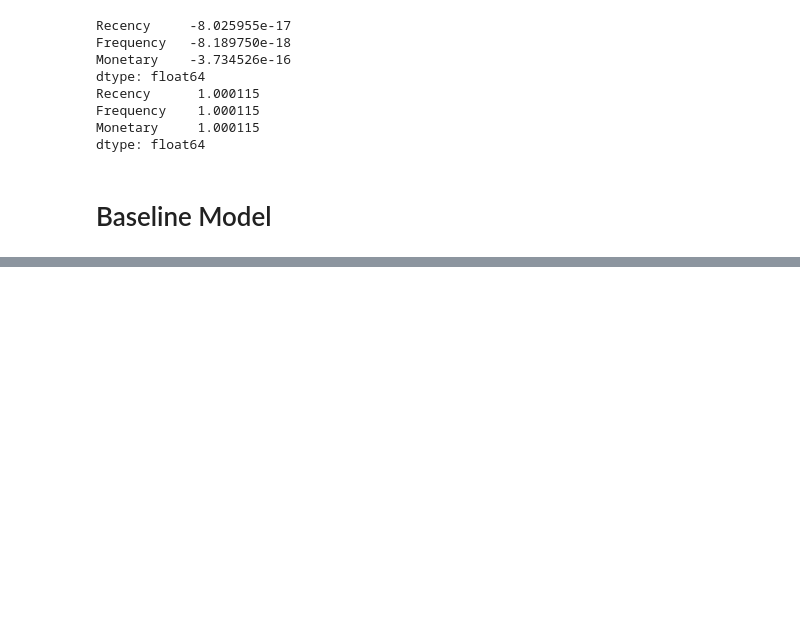
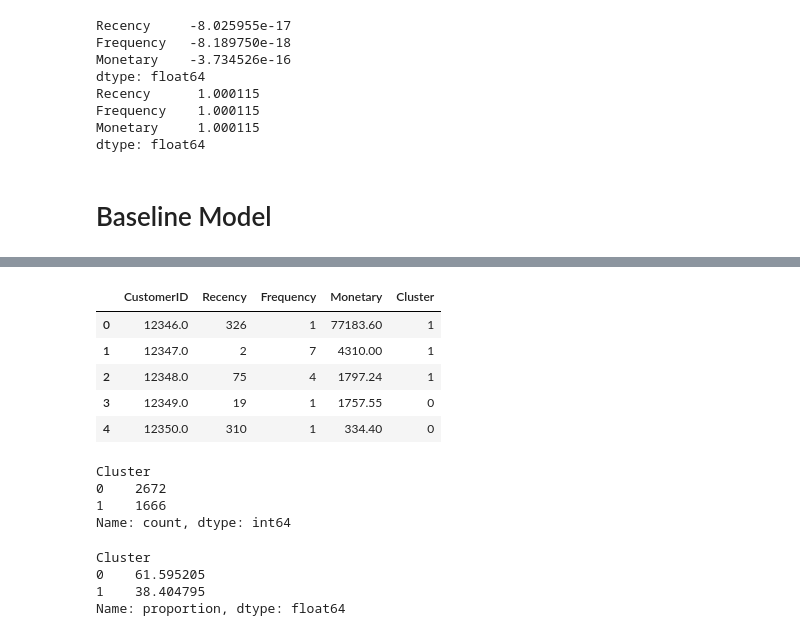
Before and after one commit to greeshavaishnavi09/E-Commerce_Customer_Segmentation, a Jupyter notebook: research/05_k_means.ipynb, the cells around one changed output, grey strips where cells are left out. Saved outputs shown, nothing was run; the diff lists cells and outputs as text; code cells hidden in the pictures; blank space fills up the shorter version.

```diff
--- a/research/05_k_means.ipynb
+++ b/research/05_k_means.ipynb
@@ -173,0 +259,48 @@ for k in range(2, 11):
+# %%
+# Train final K-Means model
+
+final_kmeans = KMeans(
+    n_clusters=best_k,
+    random_state=42,
+    n_init=10
+)
+
+cluster_labels = final_kmeans.fit_predict(X_scaled)
+# %%
+# Add cluster labels to RFM data
+
+rfm["Cluster"] = cluster_labels
+
+rfm.head()
+# %% [output]
+|  | CustomerID | Recency | Frequency | Monetary | Cluster |
+| 0 | 12346.0 | 326 | 1 | 77183.60 | 1 |
+| 1 | 12347.0 | 2 | 7 | 4310.00 | 1 |
+| 2 | 12348.0 | 75 | 4 | 1797.24 | 1 |
+| 3 | 12349.0 | 19 | 1 | 1757.55 | 0 |
+| 4 | 12350.0 | 310 | 1 | 334.40 | 0 |
+# %%
+# Check cluster distribution
+
+print(rfm["Cluster"].value_counts().sort_index())
+# %% [output]
+Cluster
+0    2672
+1    1666
+Name: count, dtype: int64
+# %%
+# Calculate cluster percentage
+
+cluster_percentage = (
+    rfm["Cluster"]
+    .value_counts(normalize=True)
+    .sort_index()
+    .mul(100)
+)
+
+cluster_percentage
+# %% [output]
+Cluster
+0    61.595205
+1    38.404795
+Name: proportion, dtype: float64
```
Also changed, not shown: parts of 12 cells of this notebook.
